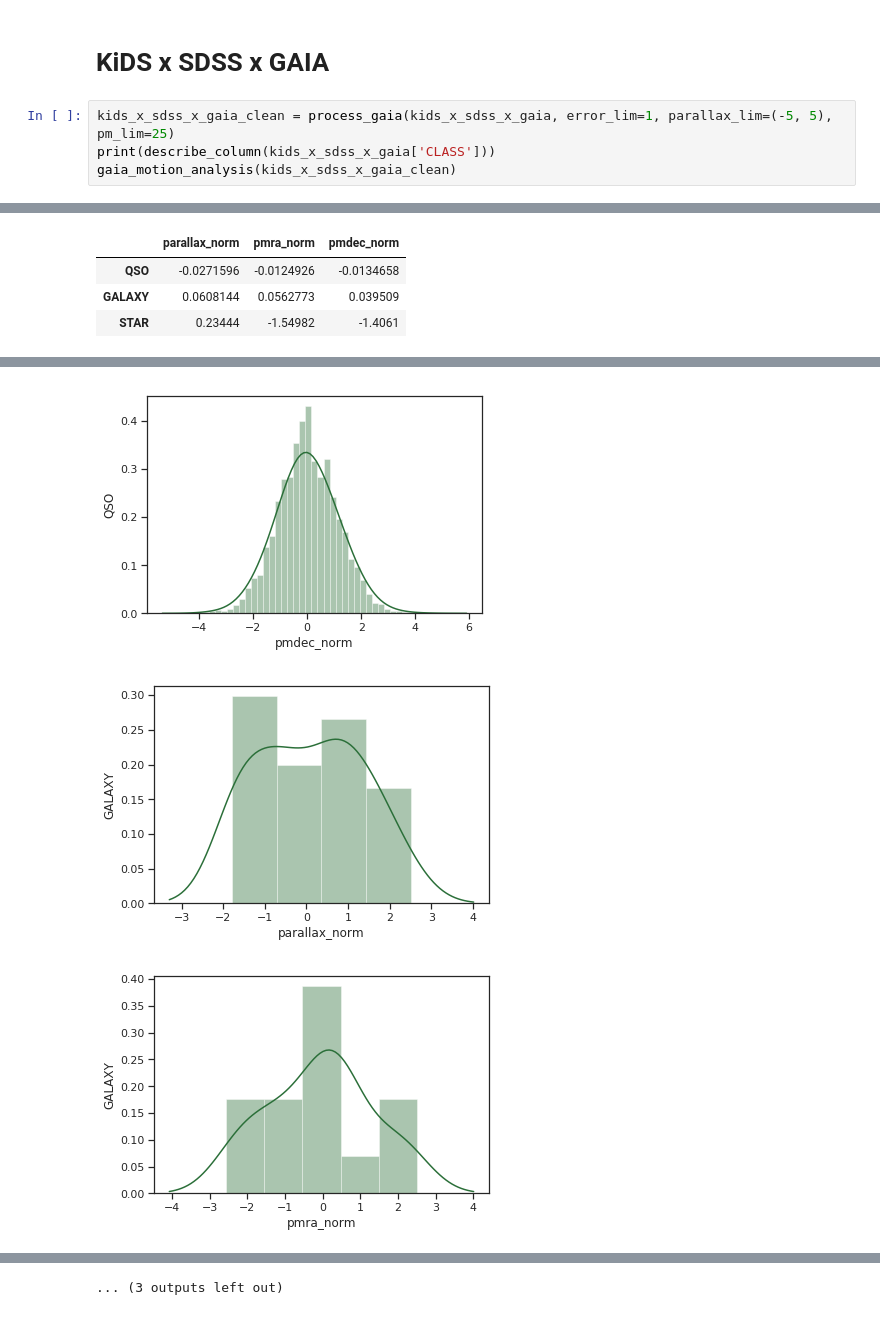
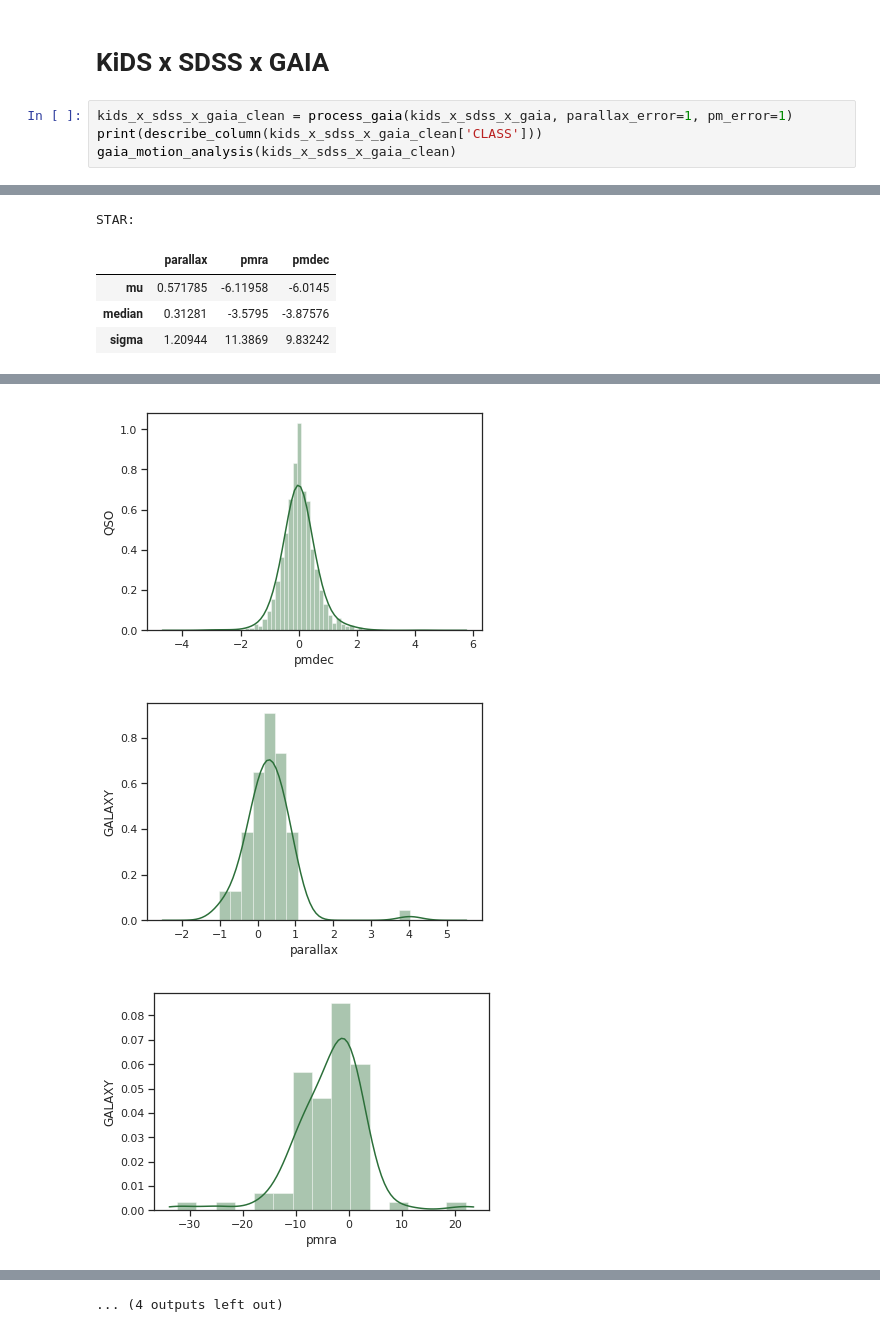
Before and after one commit to snakoneczny/kids-quasars, a Jupyter notebook: gaia_motions.ipynb, the cells around one changed output, grey strips where cells are left out. Drawn from its saved outputs; the diff is of its cells as text.

Commit message:
gaia new version

```diff
--- a/gaia_motions.ipynb
+++ b/gaia_motions.ipynb
@@ -159,7 +113,7 @@ Median:
 # %% [markdown]
 # KiDS x SDSS x GAIA
 # %%
-kids_x_sdss_x_gaia_clean = process_gaia(kids_x_sdss_x_gaia, error_lim=1, parallax_lim=(-5, 5), pm_lim=25)
-print(describe_column(kids_x_sdss_x_gaia['CLASS']))
+kids_x_sdss_x_gaia_clean = process_gaia(kids_x_sdss_x_gaia, parallax_error=1, pm_error=1)
+print(describe_column(kids_x_sdss_x_gaia_clean['CLASS']))
 gaia_motion_analysis(kids_x_sdss_x_gaia_clean)
 # %% [output]
@@ -185,4 +140,5 @@ Median:
+STAR:
-|  | parallax_norm | pmra_norm | pmdec_norm |
-| QSO | -0.0271596 | -0.0124926 | -0.0134658 |
-| GALAXY | 0.0608144 | 0.0562773 | 0.039509 |
-| STAR | 0.23444 | -1.54982 | -1.4061 |
+|  | parallax | pmra | pmdec |
+| mu | 0.571785 | -6.11958 | -6.0145 |
+| median | 0.31281 | -3.5795 | -3.87576 |
+| sigma | 1.20944 | 11.3869 | 9.83242 |
@@ -191,3 +147,3 @@ Median:
-[figure, old version]
+[figure, new version]
-[figure, old version]
+[figure, new version]
-[figure, old version]
+[figure, new version]
@@ -195 +150 @@ Median:
-... (3 outputs left out)
+... (4 outputs left out)
```
Also changed, not shown: parts of 12 cells of this notebook, 15 other files.
